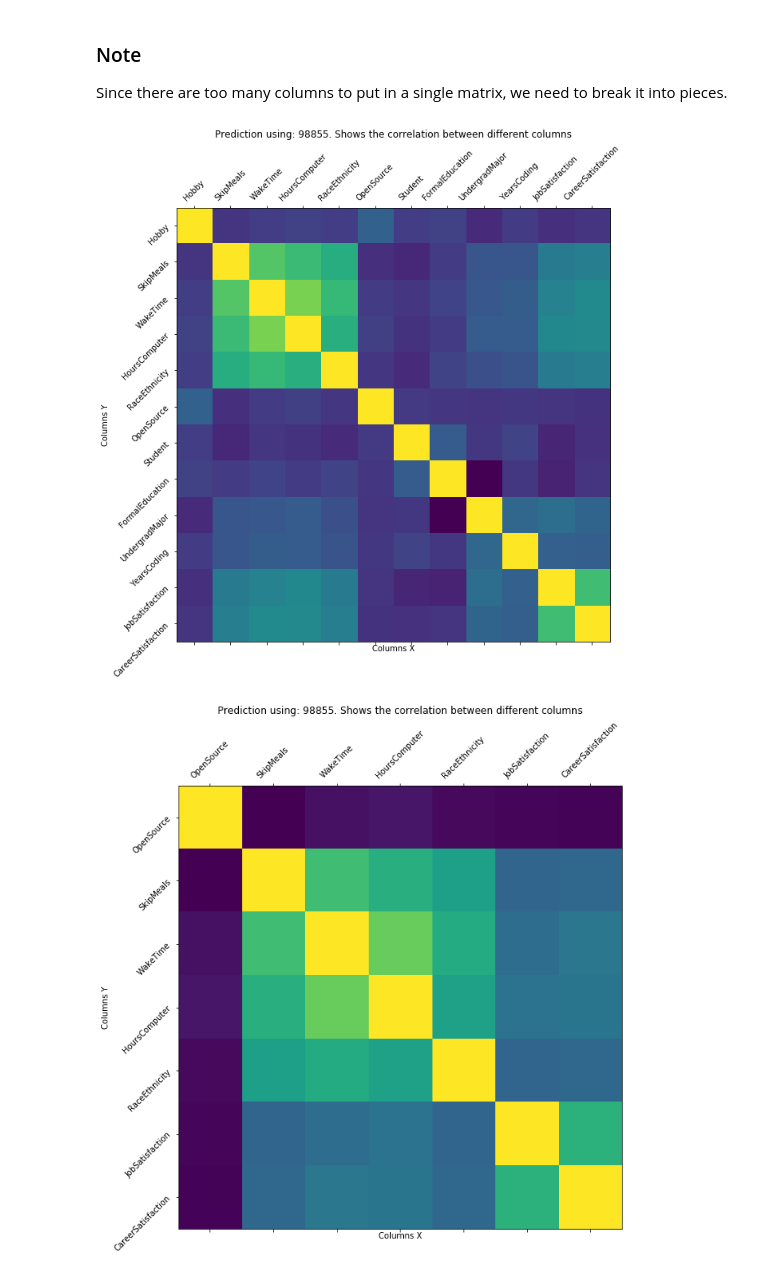
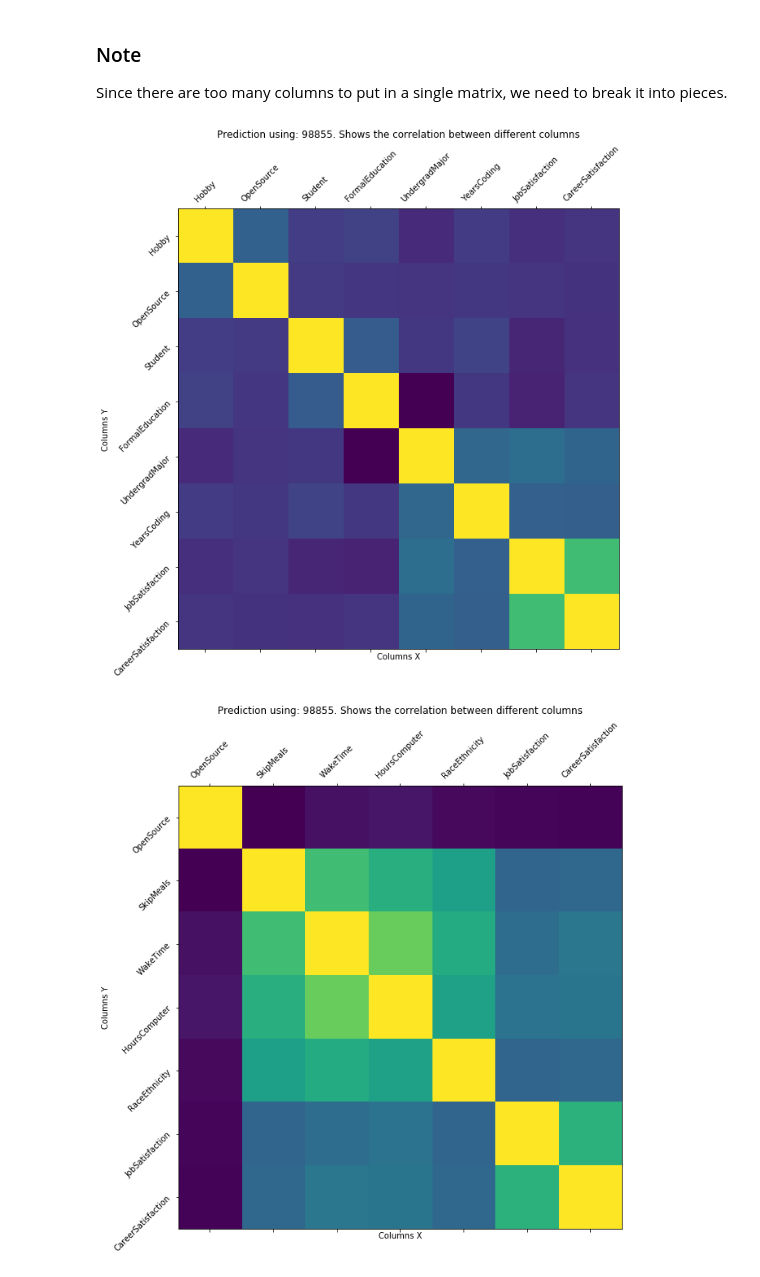
Before and after one commit to josiahls/MachineLearning, a Jupyter notebook: src/ITCS6156MachineLearningCourse/assignment_0/josiah_laivins_Assignment0_Data_Visualizationv2.ipynb, the cells around one changed output. Cells and saved outputs as stored; diff of their text form; code cells hidden in the pictures.

```diff
--- a/src/ITCS6156MachineLearningCourse/assignment_0/josiah_laivins_Assignment0_Data_Visualizationv2.ipynb
+++ b/src/ITCS6156MachineLearningCourse/assignment_0/josiah_laivins_Assignment0_Data_Visualizationv2.ipynb
@@ -233,21 +230,20 @@ plt.show()
 ### Note
 Since there are too many columns to put in a single matrix, we need to break it into pieces.
 # %%
-columns_to_lookat = ['Hobby', 'SkipMeals', 'WakeTime','HoursComputer','RaceEthnicity',
-                     'OpenSource','Student','FormalEducation', 'UndergradMajor', 'YearsCoding','JobSatisfaction', 'CareerSatisfaction']
+columns_to_lookat = ['Hobby', 'OpenSource','Student','FormalEducation', 'UndergradMajor', 'YearsCoding','JobSatisfaction', 'CareerSatisfaction']
 
 fig, ax = plt.subplots(figsize=(10,10))
 ax.matshow(data[columns_to_lookat].corr())
 plt.xticks(range(len(columns_to_lookat)), [column for column in data[columns_to_lookat].columns], rotation=45)
 plt.yticks(range(len(columns_to_lookat)), [column for column in data[columns_to_lookat].columns], rotation=45)
 plt.title(f'Prediction using: {nrows} samples', y=1.15)
 plt.ylabel('Columns Y')
 plt.xlabel('Columns X')
 plt.margins(.1)
 plt.title(f'Prediction using: {nrows}. Shows the correlation between different columns')
 plt.show()
 # %% [output]
-[figure, old version]
+[figure, new version]
 # %%
 columns_to_lookat = ['OpenSource', 'SkipMeals', 'WakeTime','HoursComputer','RaceEthnicity','JobSatisfaction', 'CareerSatisfaction']
 
```
Also changed, not shown: parts of 2 cells of this notebook, 5 other files.
